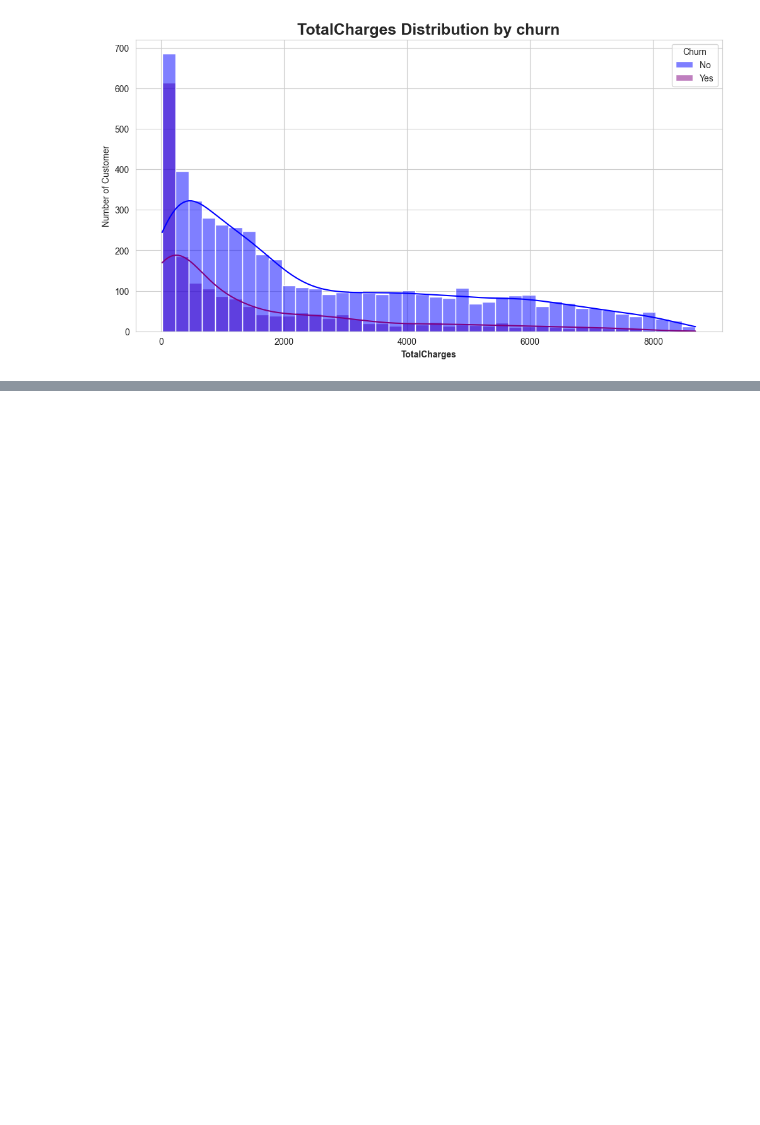
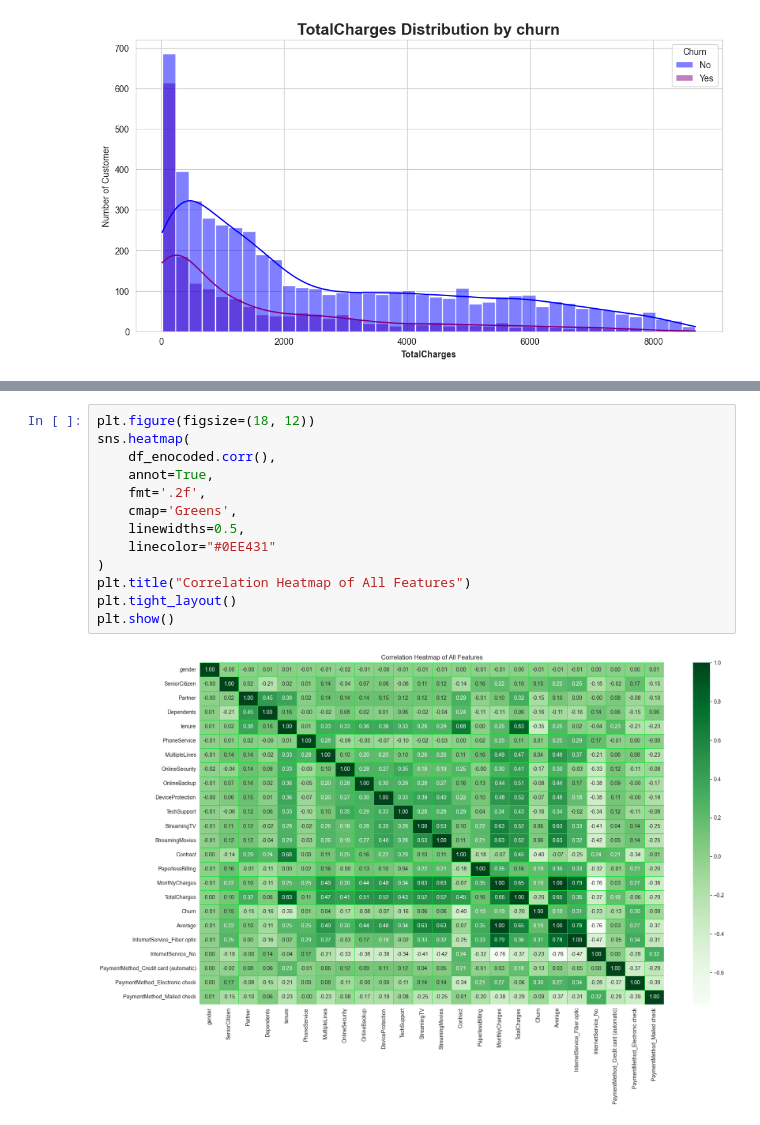
Before and after one commit to Md-Maruf-1727/customer-churn-prediction-ml, a Jupyter notebook: NoteBooks/03_eda_visualization.ipynb, the cells around one changed output, grey strips where cells are left out. Cells and saved outputs as stored; diff of their text form; blank space fills up the shorter version.

```diff
--- a/NoteBooks/03_eda_visualization.ipynb
+++ b/NoteBooks/03_eda_visualization.ipynb
@@ -228,0 +251,15 @@ sns.scatterplot(
+# %%
+plt.figure(figsize=(18, 12))
+sns.heatmap(
+    df_enocoded.corr(),
+    annot=True,
+    fmt='.2f',
+    cmap='Greens',
+    linewidths=0.5,
+    linecolor="#0EE431"
+)
+plt.title("Correlation Heatmap of All Features")
+plt.tight_layout()
+plt.show()
+# %% [output]
+[figure, added]
```
Also changed, not shown: parts of 2 cells of this notebook.
